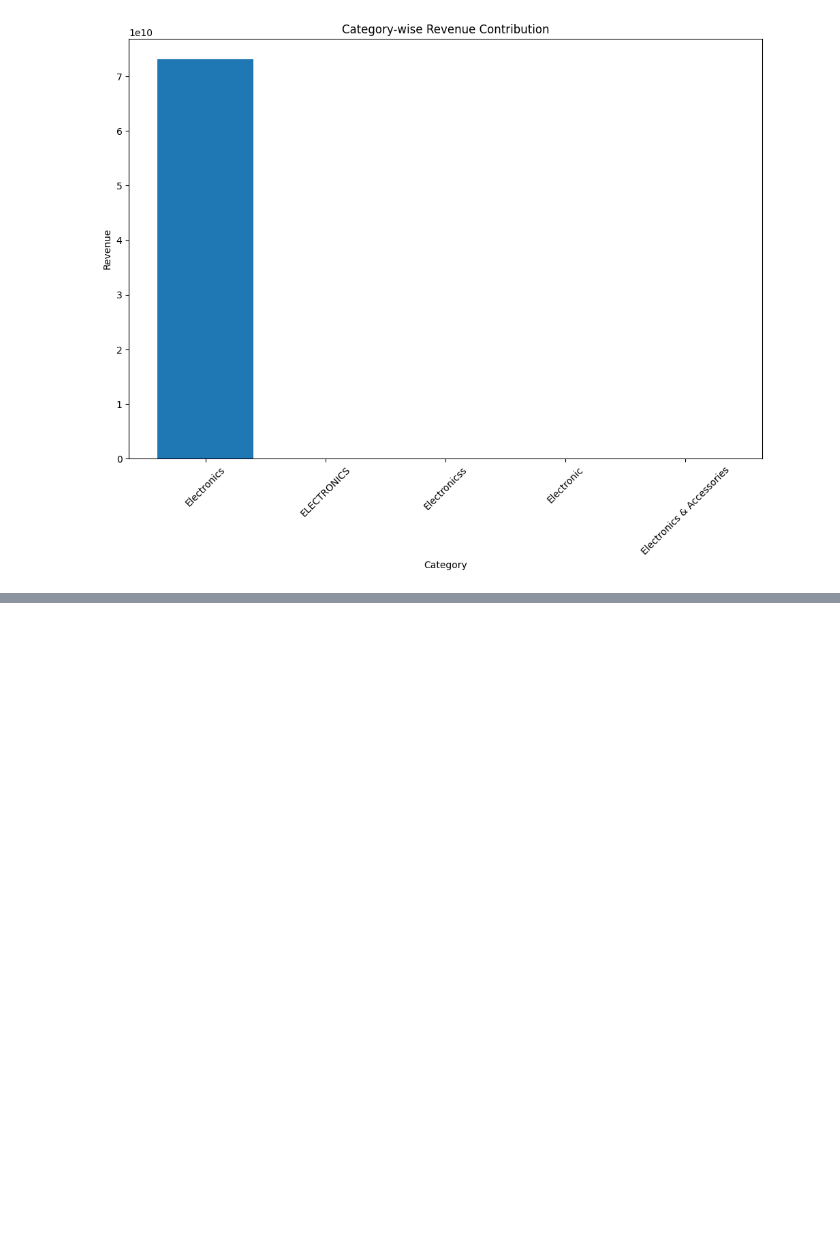
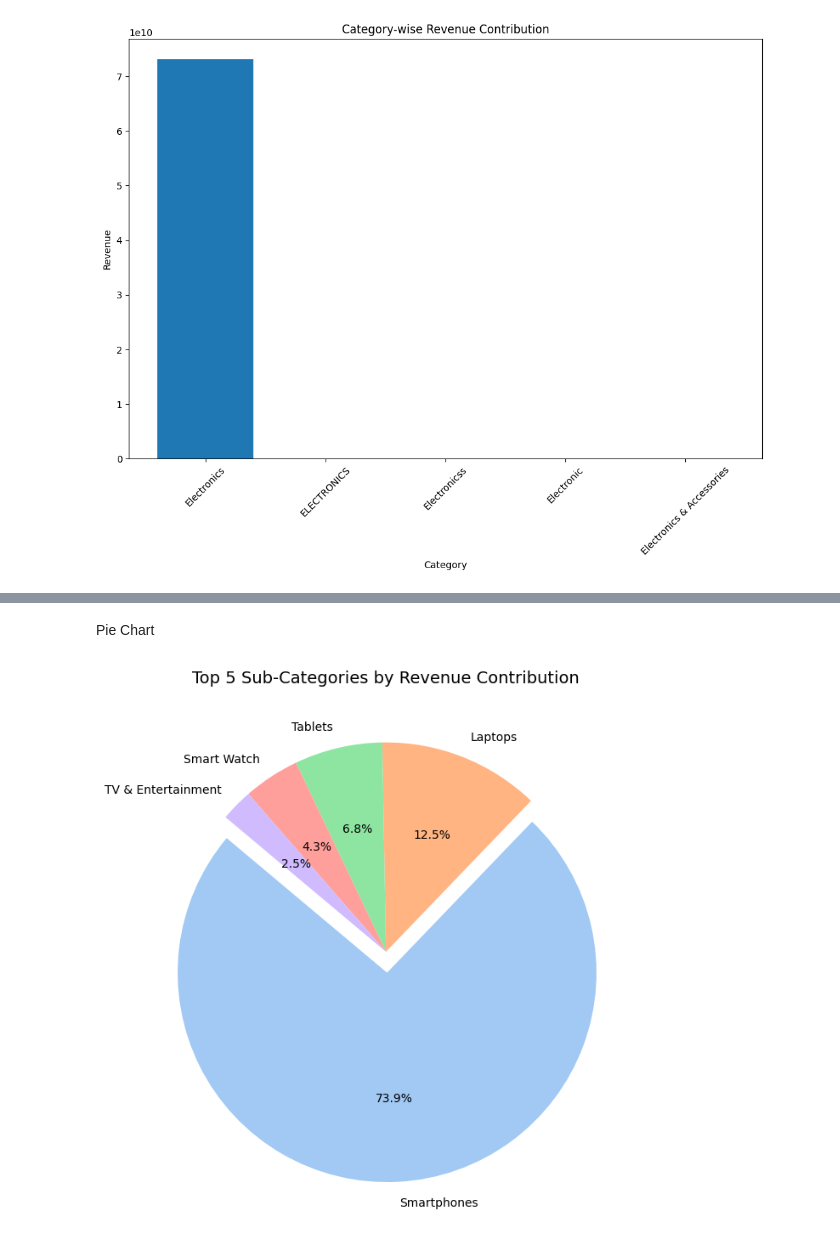
Before and after one commit to mrsdeepisunil-oss/guvi-cricbuzz, a Jupyter notebook: AMAZON -MINI PROJECT/Dataset-amazon/Amazon-mini.ipynb, the cells around one changed output, grey strips where cells are left out. Saved outputs shown, nothing was run; the diff lists cells and outputs as text; code cells hidden in the pictures; blank space fills up the shorter version.

```diff
--- a/AMAZON -MINI PROJECT/Dataset-amazon/Amazon-mini.ipynb
+++ b/AMAZON -MINI PROJECT/Dataset-amazon/Amazon-mini.ipynb
@@ -2104,0 +2154,14 @@ plt.show()
+# %% [markdown]
+Pie Chart
+# %%
+plt.figure(figsize=(10, 8))
+top_5 = subcat_perf.head(5)
+
+plt.pie(top_5['final_amount_inr'], labels=top_5['subcategory'],
+        autopct='%1.1f%%', startangle=140, colors=sns.color_palette("pastel"),
+        explode=[0.1, 0, 0, 0, 0]) # "Explode" the top one for emphasis
+
+plt.title('Top 5 Sub-Categories by Revenue Contribution', fontsize=14)
+plt.show()
+# %% [output]
+[figure, added]
```
Also changed, not shown: parts of 72 cells of this notebook.
